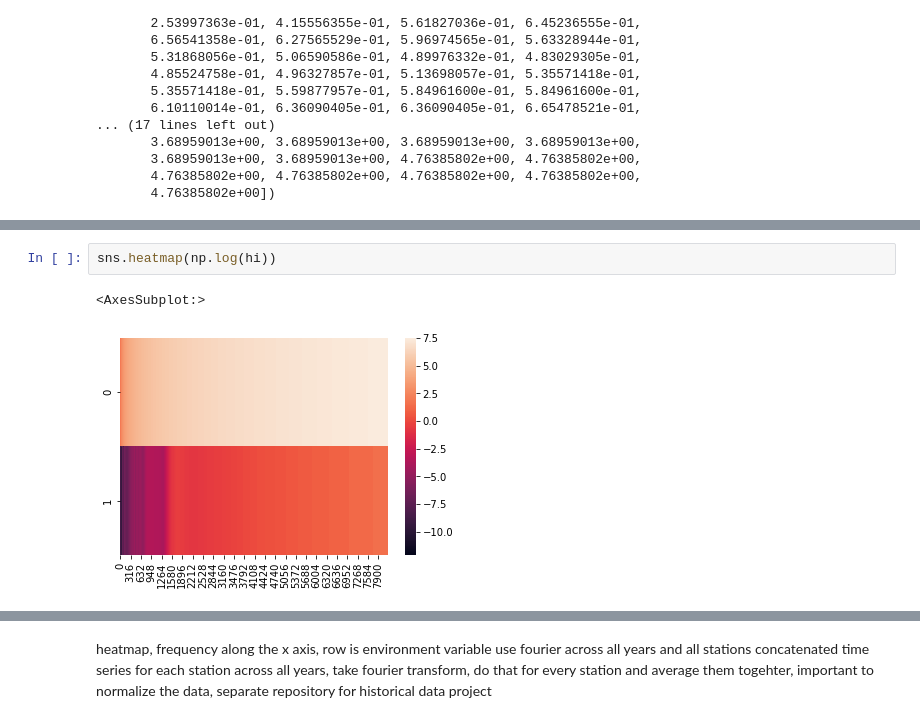
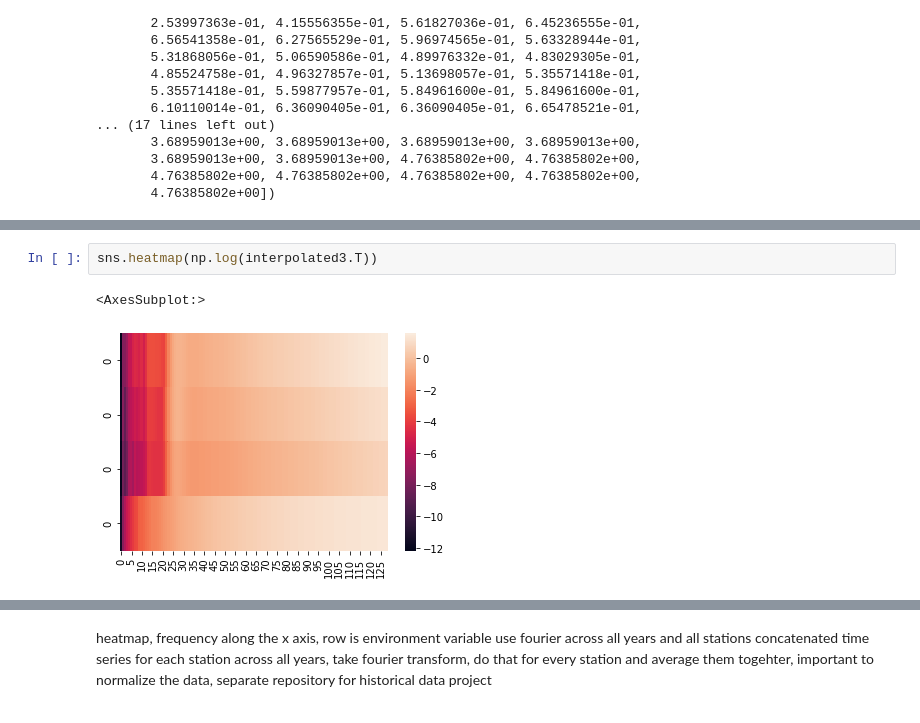
Before and after one commit to athena-ye/Historical-Data, a Jupyter notebook: Historical Data.ipynb, the cells around one changed output, grey strips where cells are left out. Cells and saved outputs as stored; diff of their text form.

```diff
--- a/Historical Data.ipynb
+++ b/Historical Data.ipynb
@@ -500,5 +440,5 @@ hi = x1, tmax(x1)
 # %%
-sns.heatmap(np.log(hi))
+sns.heatmap(np.log(interpolated3.T))
 # %% [output]
 <AxesSubplot:>
-[figure, old version]
+[figure, new version]
```
Also changed, not shown: parts of 26 cells of this notebook.
